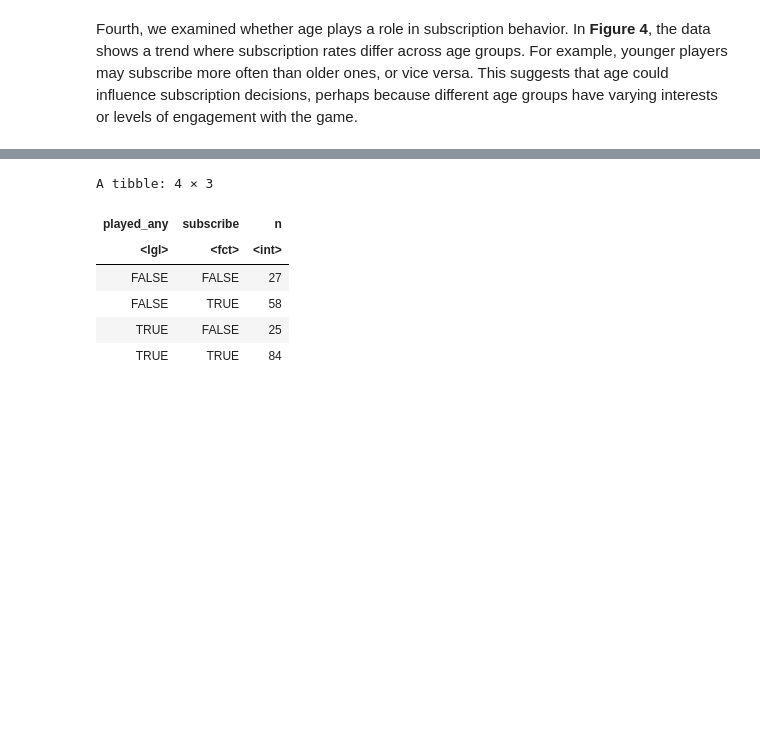
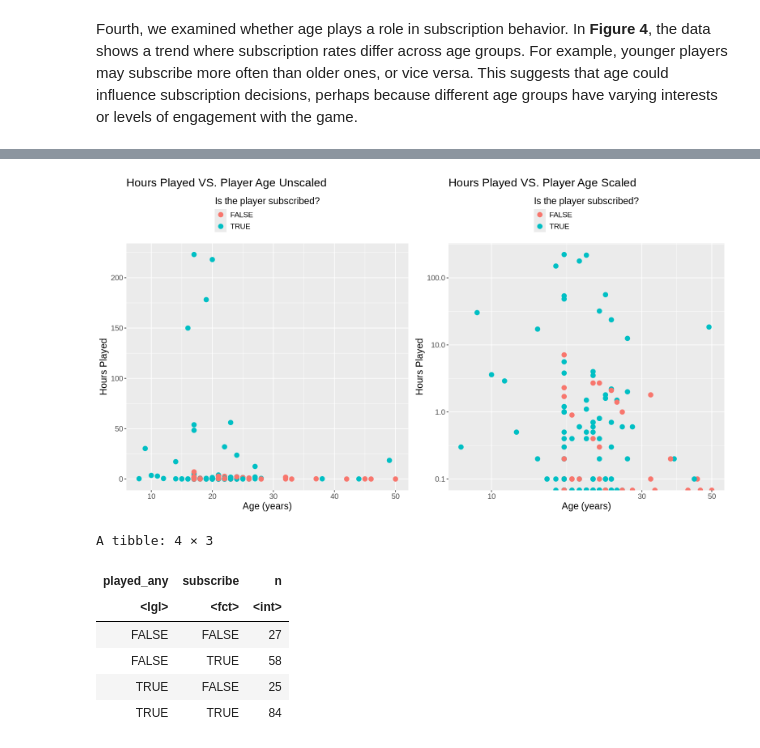
Before and after one commit to kbeletsky/dsci_100_project, a Jupyter notebook: Group project.ipynb, the cells around one changed output, grey strips where cells are left out. Saved outputs shown, nothing was run; the diff lists cells and outputs as text; code cells hidden in the pictures; blank space fills up the shorter version.

Commit message:
New graph

```diff
--- a/Group project.ipynb
+++ b/Group project.ipynb
@@ -336,0 +320,18 @@ Warning message in scale_y_log10():
+# %%
+options(repr.plot.width = 13, repr.plot.height = 7)
+
+age_v_hrs <- ggplot(players, aes(x = Age, y = played_hours, colour = subscribe)) +
+geom_point(size = 3) +
+labs(x = "Age (years)", y = "Hours Played", colour = "Is the player subscribed?") +
+ggtitle("Hours Played VS. Player Age Unscaled") +
+theme(text = element_text(size = 14),
+legend.position = "top",
+legend.direction = "vertical")
+
+age_v_hrs_scaled <- age_v_hrs +
+scale_y_log10() +
+scale_x_log10() +
+ggtitle("Hours Played VS. Player Age Scaled")
+
+plot_grid(age_v_hrs, age_v_hrs_scaled)
+# %% [output]
@@ -337,3 +340,4 @@ Warning message in scale_y_log10():
+[figure, added]
 # %%
 players |>
   mutate(played_any = played_hours > 0) |>
```
Also changed, not shown: parts of 10 cells of this notebook.
